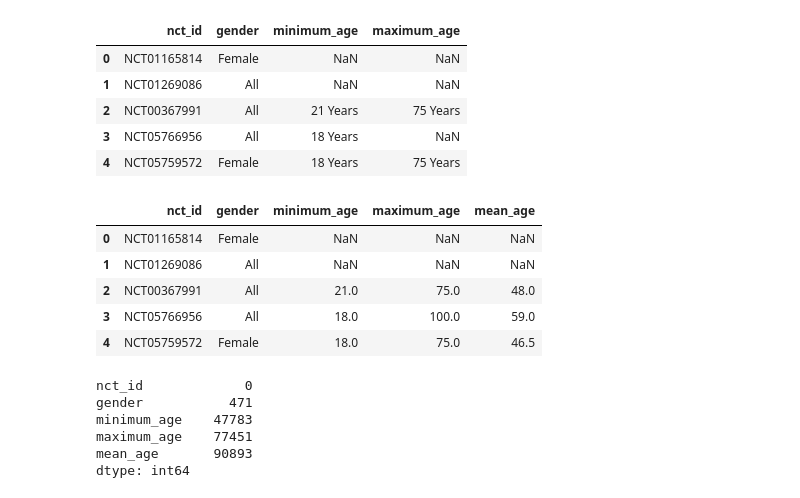
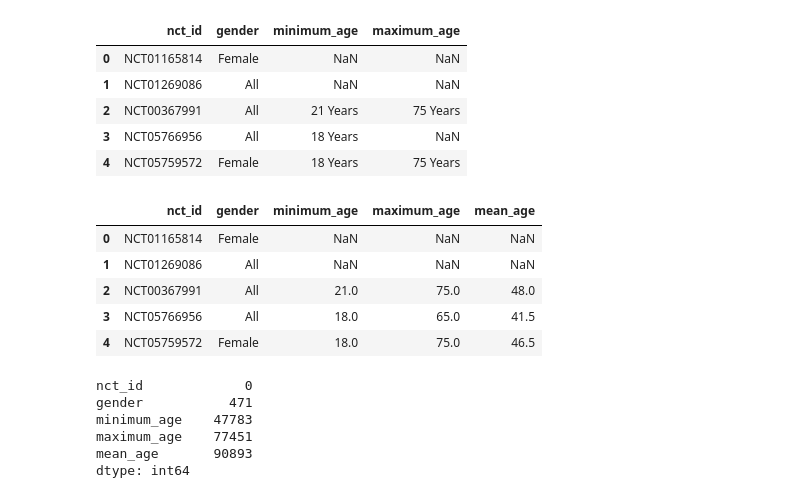
Before and after one commit to brunalos/clinical-trials-ml, a Jupyter notebook: vaccines.ipynb, the cells around one changed output. Saved outputs shown, nothing was run; the diff lists cells and outputs as text; code cells hidden in the pictures.

```diff
--- a/vaccines.ipynb
+++ b/vaccines.ipynb
@@ -216,26 +216,27 @@ eligibilities.head()
 # %%
 # Remove 'Years' from minimum_age and maximum_age columns
 eligibilities['minimum_age'] = eligibilities['minimum_age'].str.replace(' Years', '')
 eligibilities['maximum_age'] = eligibilities['maximum_age'].str.replace(' Years', '')
 
 # Convert age columns to numeric
 eligibilities['minimum_age'] = pd.to_numeric(eligibilities['minimum_age'], errors='coerce')
 eligibilities['maximum_age'] = pd.to_numeric(eligibilities['maximum_age'], errors='coerce')
 
-# Replace NaN values in 'maximum_age' with 100 where 'minimum_age' is 18
-eligibilities.loc[(eligibilities['minimum_age'] == 18) & (eligibilities['maximum_age'].isna()), 'maximum_age'] = 100
+# Replace NaN values in 'maximum_age' with 65 where 'minimum_age' is 18
+# Reason: typically, clinical trials include patients aged between 18 and 65 years.
+eligibilities.loc[(eligibilities['minimum_age'] == 18) & (eligibilities['maximum_age'].isna()), 'maximum_age'] = 65
 
 # Calculate mean age
 eligibilities['mean_age'] = (eligibilities['minimum_age'] + eligibilities['maximum_age']) / 2
 
 # Display df
 eligibilities.head()
 # %% [output]
 |  | nct_id | gender | minimum_age | maximum_age | mean_age |
 | 0 | NCT01165814 | Female | NaN | NaN | NaN |
 | 1 | NCT01269086 | All | NaN | NaN | NaN |
 | 2 | NCT00367991 | All | 21.0 | 75.0 | 48.0 |
-| 3 | NCT05766956 | All | 18.0 | 100.0 | 59.0 |
+| 3 | NCT05766956 | All | 18.0 | 65.0 | 41.5 |
 | 4 | NCT05759572 | Female | 18.0 | 75.0 | 46.5 |
 # %%
 nan_counts = eligibilities.isna().sum()
```
Also changed, not shown: parts of 1 cell of this notebook.
